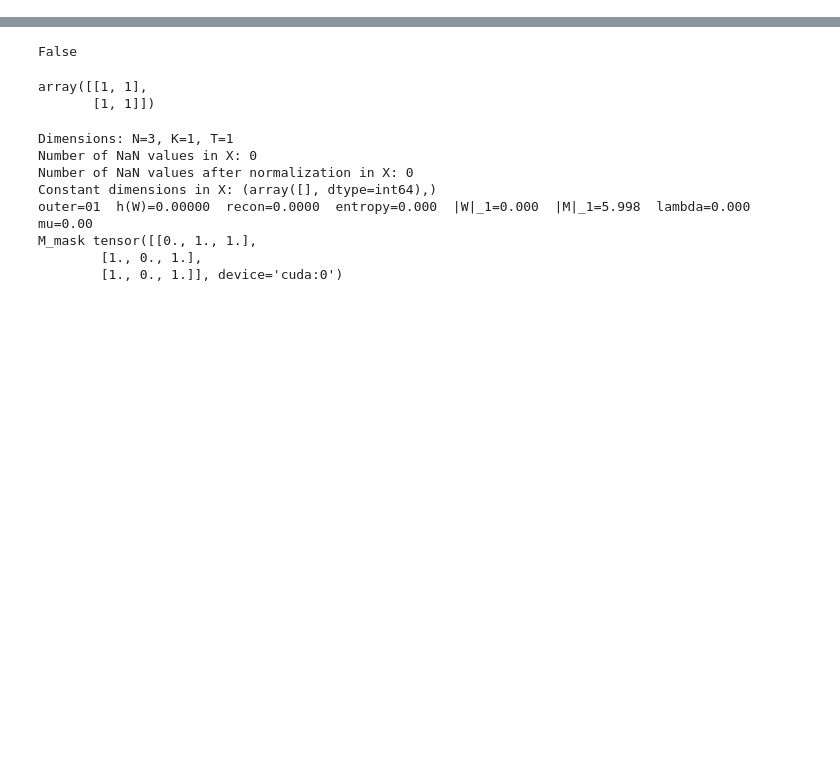
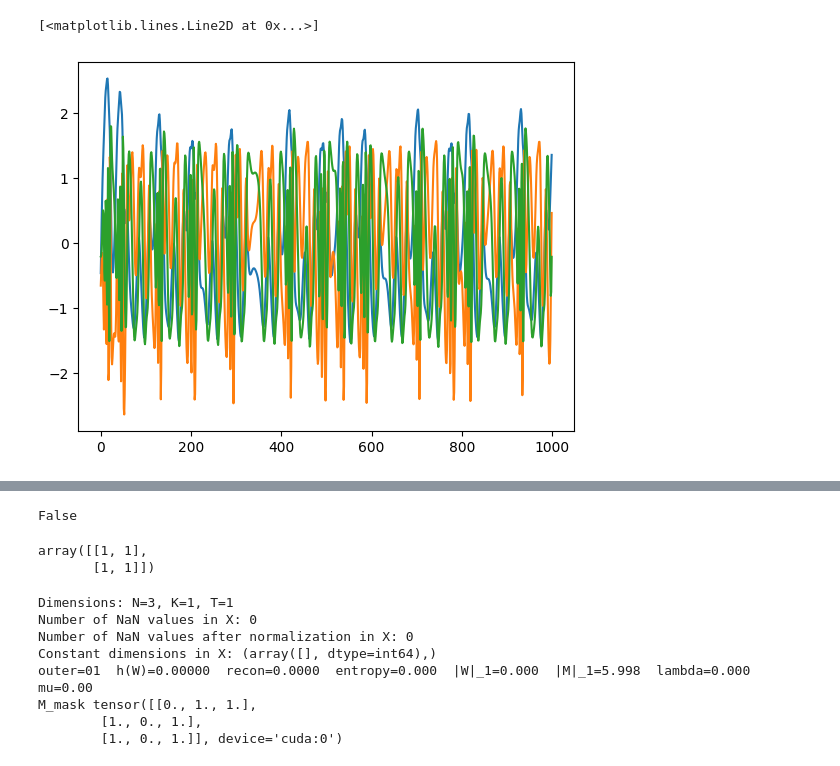
Before and after one commit to julienboussard/ODEDriverIdentifiability, a Jupyter notebook: notebooks/eval_pipeline_lowrankdiscovery.ipynb, the cells around one changed output, grey strips where cells are left out. Saved outputs shown, nothing was run; the diff lists cells and outputs as text; code cells hidden in the pictures; blank space fills up the shorter version.

```diff
--- a/notebooks/eval_pipeline_lowrankdiscovery.ipynb
+++ b/notebooks/eval_pipeline_lowrankdiscovery.ipynb
@@ -150,0 +123,9 @@ tensor([[[9.0195e-06, 9.9749e-01, 9.9600e-01],
+# %%
+k = 0
+
+plt.plot(timeseries[k][:, 0])
+plt.plot(timeseries[k][:, 1])
+plt.plot(timeseries[k][:, 2])
+# %% [output]
+[<matplotlib.lines.Line2D at 0x...>]
+[figure, added]
```
Also changed, not shown: parts of 33 cells of this notebook, 20 other files.
